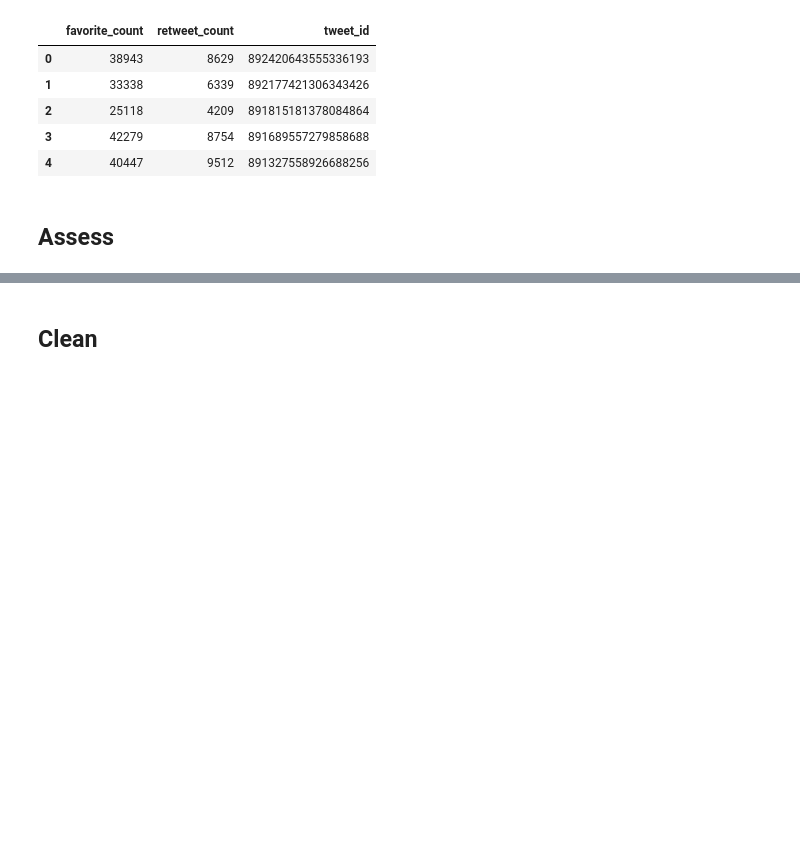
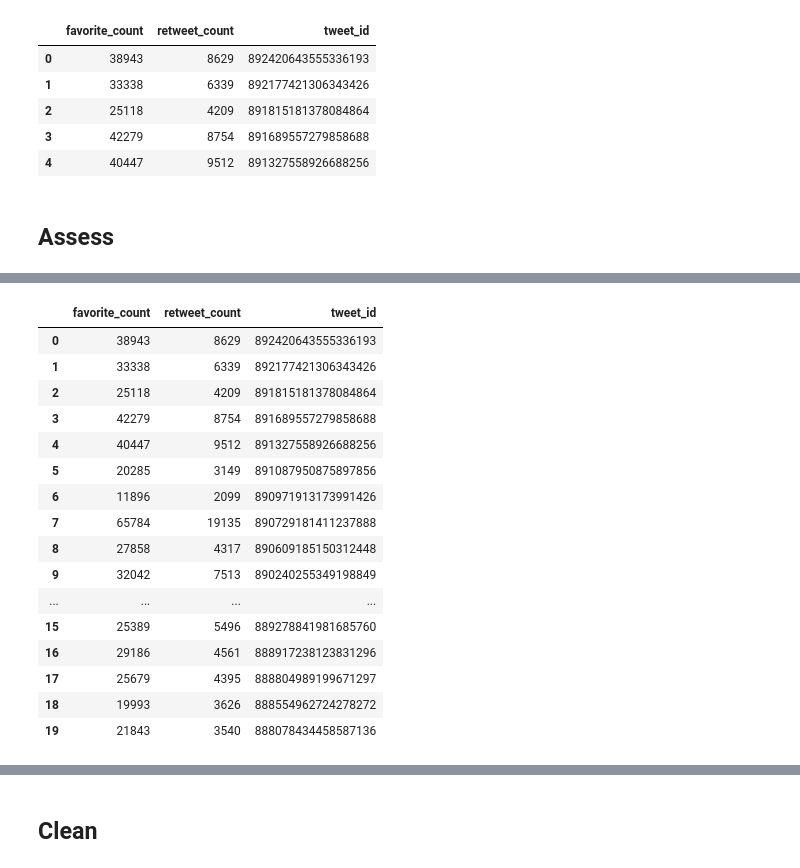
Before and after one commit to aaronbjohnson/WeRateDogs-Wrange-and-Analyze-Data, a Jupyter notebook: wrangle_act.ipynb, the cells around one changed output, grey strips where cells are left out. Drawn from its saved outputs; the diff is of its cells as text; code cells hidden in the pictures; blank space fills up the shorter version.

```diff
--- a/wrangle_act.ipynb
+++ b/wrangle_act.ipynb
@@ -43,6 +44,3 @@ archive.head()
 | 2 | 891815181378084864 | NaN | NaN | 2017-07-31 00:18:03 +0000 | <a href="http://twitter.com/downl... | This is Archie. He is a rare Norw... | NaN | ... |
 | 3 | 891689557279858688 | NaN | NaN | 2017-07-30 15:58:51 +0000 | <a href="http://twitter.com/downl... | This is Darla. She commenced a sn... | NaN | ... |
 | 4 | 891327558926688256 | NaN | NaN | 2017-07-29 16:00:24 +0000 | <a href="http://twitter.com/downl... | This is Franklin. He would like y... | NaN | ... |
-# %%
-tweet = api.get_status(archive.tweet_id[0], tweet_mode='extended')
-print(tweet)
@@ -231,0 +410,20 @@ archive.head(15)
+# %%
+popularity.head(20)
+# %% [output]
+|  | favorite_count | retweet_count | tweet_id |
+| 0 | 38943 | 8629 | 892420643555336193 |
+| 1 | 33338 | 6339 | 892177421306343426 |
+| 2 | 25118 | 4209 | 891815181378084864 |
+| 3 | 42279 | 8754 | 891689557279858688 |
+| 4 | 40447 | 9512 | 891327558926688256 |
+| 5 | 20285 | 3149 | 891087950875897856 |
+| 6 | 11896 | 2099 | 890971913173991426 |
+| 7 | 65784 | 19135 | 890729181411237888 |
+| 8 | 27858 | 4317 | 890609185150312448 |
+| 9 | 32042 | 7513 | 890240255349198849 |
+| ... | ... | ... | ... |
+| 15 | 25389 | 5496 | 889278841981685760 |
+| 16 | 29186 | 4561 | 888917238123831296 |
+| 17 | 25679 | 4395 | 888804989199671297 |
+| 18 | 19993 | 3626 | 888554962724278272 |
+| 19 | 21843 | 3540 | 888078434458587136 |
```
Also changed, not shown: parts of 60 cells of this notebook.
